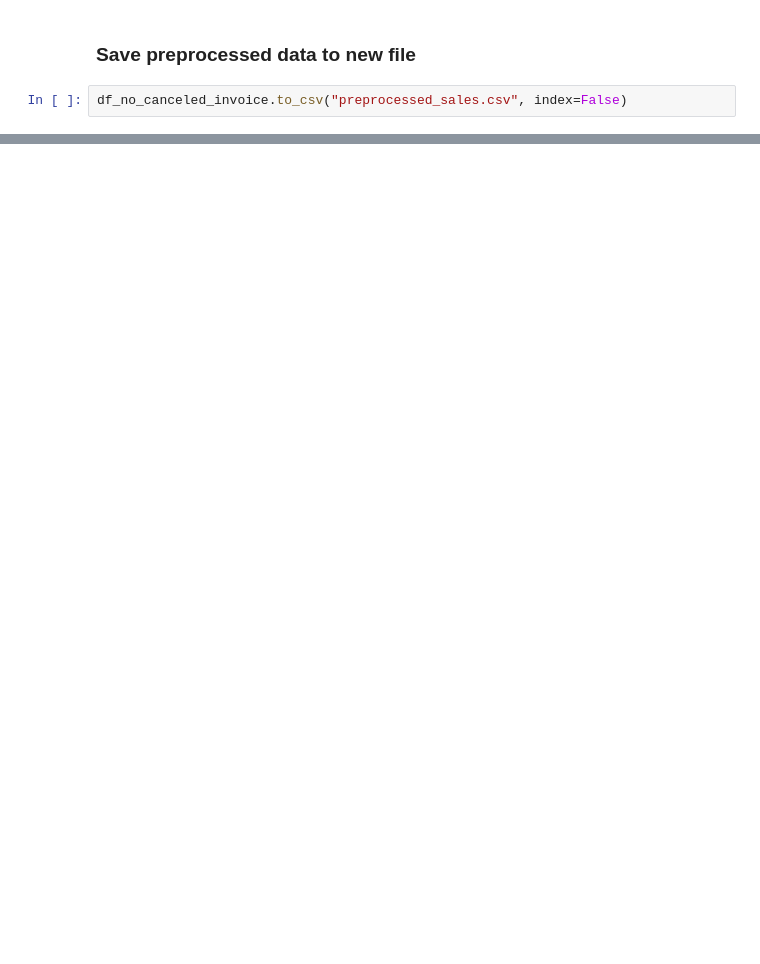
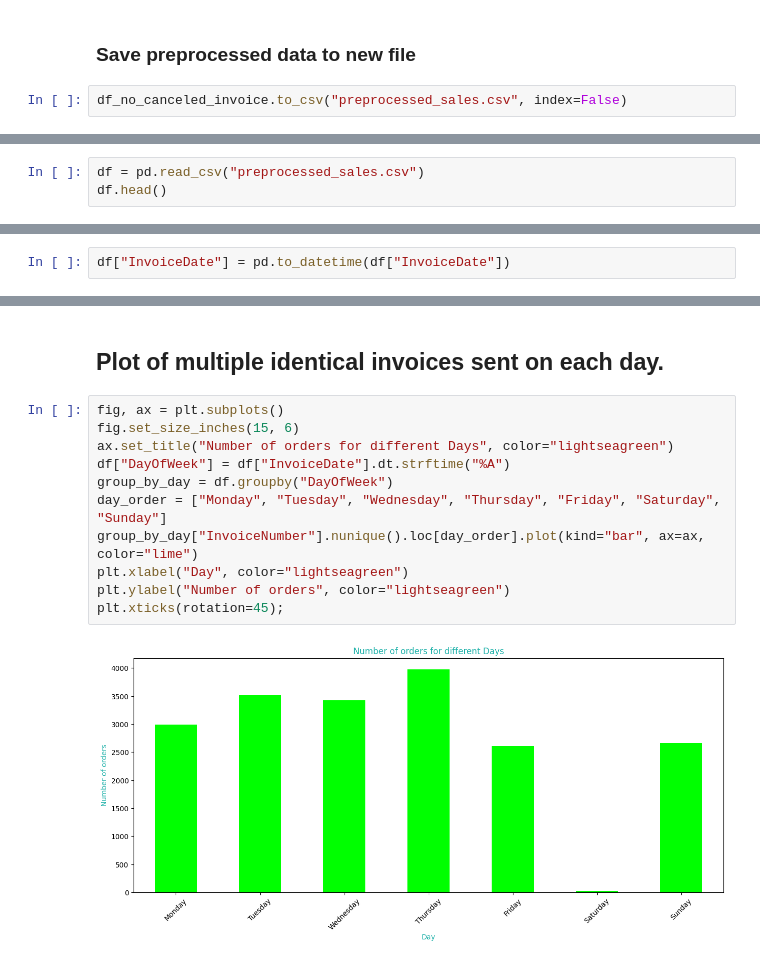
Before and after one commit to Estaheri7/SIB-Sales-Analysis, a Jupyter notebook: src/sales_analysis.ipynb, the cells around one changed output, grey strips where cells are left out. Drawn from its saved outputs; the diff is of its cells as text; blank space fills up the shorter version.

```diff
--- a/src/sales_analysis.ipynb
+++ b/src/sales_analysis.ipynb
@@ -140,0 +143,3 @@ df_no_canceled_invoice.to_csv("preprocessed_sales.csv", index=False)
+# %%
+df = pd.read_csv("preprocessed_sales.csv")
+df.head()
@@ -140,0 +186,2 @@ df_no_canceled_invoice.to_csv("preprocessed_sales.csv", index=False)
+# %%
+df["InvoiceDate"] = pd.to_datetime(df["InvoiceDate"])
@@ -140,0 +201,15 @@ df_no_canceled_invoice.to_csv("preprocessed_sales.csv", index=False)
+# %% [markdown]
+## Plot of multiple identical invoices sent on each day.
+# %%
+fig, ax = plt.subplots()
+fig.set_size_inches(15, 6)
+ax.set_title("Number of orders for different Days", color="lightseagreen")
+df["DayOfWeek"] = df["InvoiceDate"].dt.strftime("%A")
+group_by_day = df.groupby("DayOfWeek")
+day_order = ["Monday", "Tuesday", "Wednesday", "Thursday", "Friday", "Saturday", "Sunday"]
+group_by_day["InvoiceNumber"].nunique().loc[day_order].plot(kind="bar", ax=ax, color="lime")
+plt.xlabel("Day", color="lightseagreen")
+plt.ylabel("Number of orders", color="lightseagreen")
+plt.xticks(rotation=45);
+# %% [output]
+[figure, added]
```
Also changed, not shown: parts of 11 cells of this notebook.
